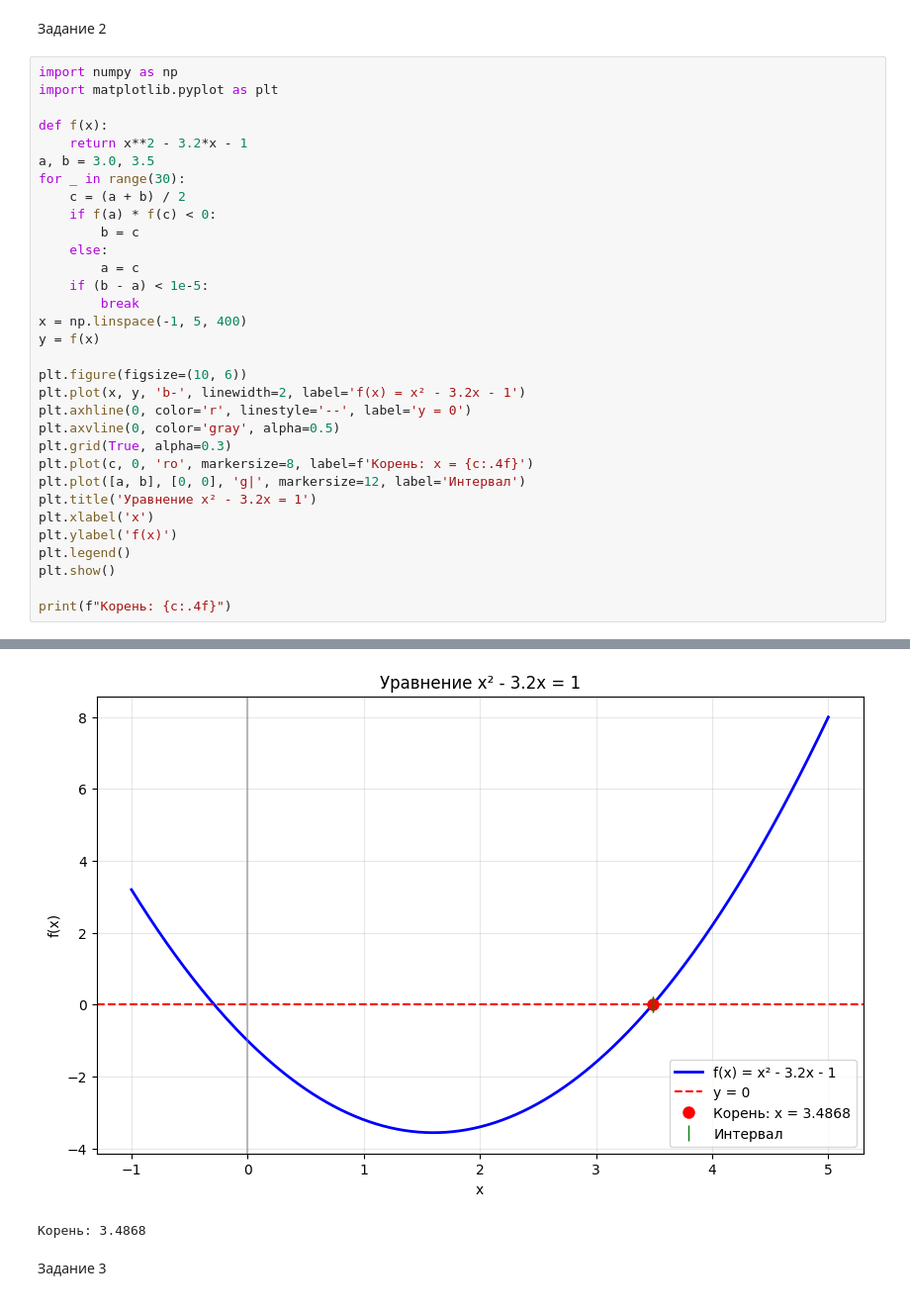
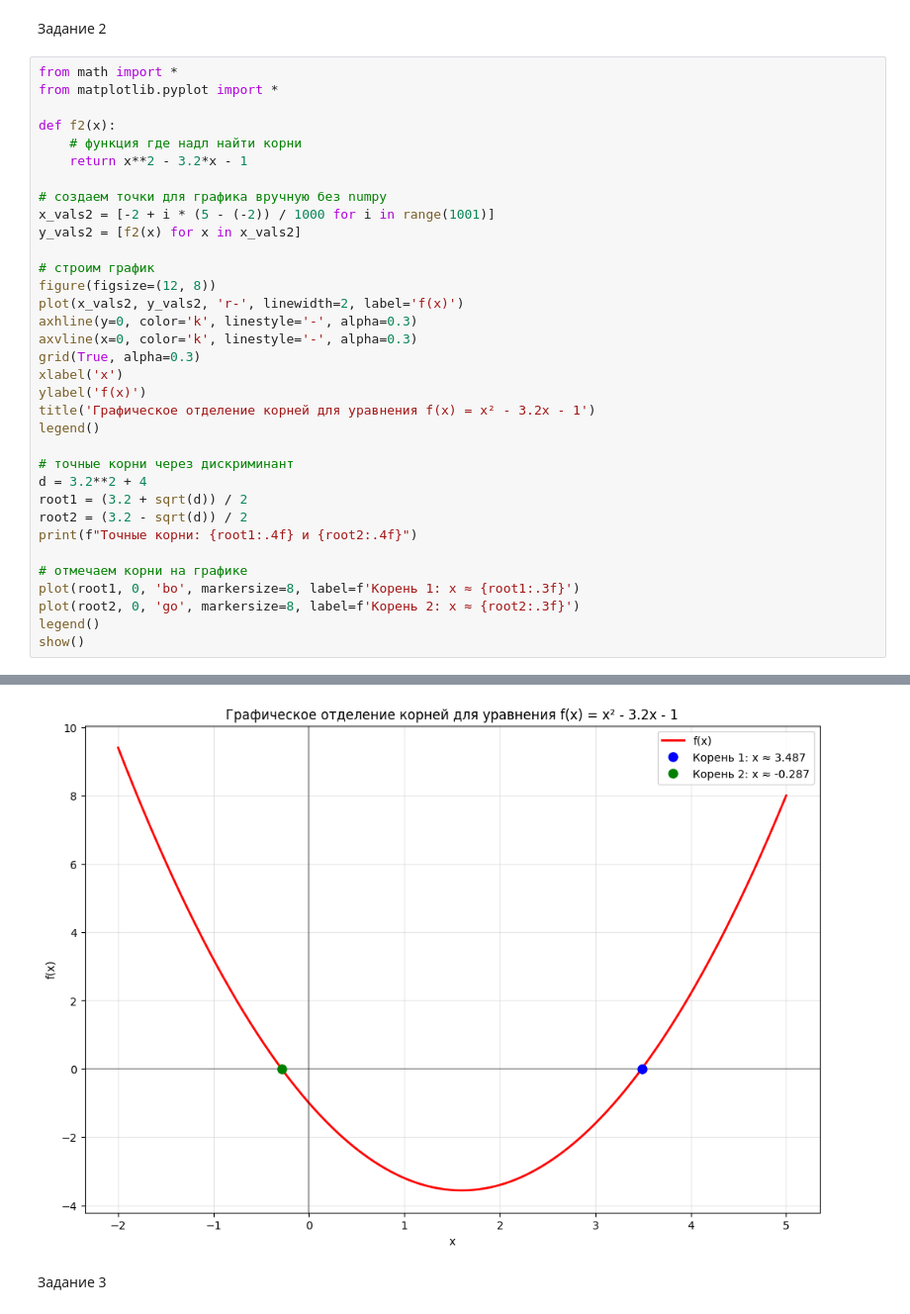
Before and after one commit to ishevskih/domashka_bazyak, a Jupyter notebook: domashka_chm/uchebnik/2,6.ipynb, the cells around one changed output, grey strips where cells are left out. Shown at 99% size. Saved outputs shown, nothing was run; the diff lists cells and outputs as text.

```diff
--- a/domashka_chm/uchebnik/2,6.ipynb
+++ b/domashka_chm/uchebnik/2,6.ipynb
@@ -38,35 +60,37 @@ print(f"Корень: {c:.4f}")
 # %% [markdown]
 Задание 2
 # %%
-import numpy as np
-import matplotlib.pyplot as plt
+from math import *
+from matplotlib.pyplot import *
 
-def f(x):
+def f2(x):
+    # функция где надл найти корни
     return x**2 - 3.2*x - 1
-a, b = 3.0, 3.5
-for _ in range(30):
-    c = (a + b) / 2
-    if f(a) * f(c) < 0:
-        b = c
-    else:
-        a = c
-    if (b - a) < 1e-5:
-        break
-x = np.linspace(-1, 5, 400)
-y = f(x)
 
-plt.figure(figsize=(10, 6))
-plt.plot(x, y, 'b-', linewidth=2, label='f(x) = x² - 3.2x - 1')
-plt.axhline(0, color='r', linestyle='--', label='y = 0')
-plt.axvline(0, color='gray', alpha=0.5)
-plt.grid(True, alpha=0.3)
-plt.plot(c, 0, 'ro', markersize=8, label=f'Корень: x = {c:.4f}')
-plt.plot([a, b], [0, 0], 'g|', markersize=12, label='Интервал')
-plt.title('Уравнение x² - 3.2x = 1')
-plt.xlabel('x')
-plt.ylabel('f(x)')
-plt.legend()
-plt.show()
+# создаем точки для графика вручную без numpy
+x_vals2 = [-2 + i * (5 - (-2)) / 1000 for i in range(1001)]
+y_vals2 = [f2(x) for x in x_vals2]
 
-print(f"Корень: {c:.4f}")
+# строим график
+figure(figsize=(12, 8))
+plot(x_vals2, y_vals2, 'r-', linewidth=2, label='f(x)')
+axhline(y=0, color='k', linestyle='-', alpha=0.3)
+axvline(x=0, color='k', linestyle='-', alpha=0.3)
+grid(True, alpha=0.3)
+xlabel('x')
+ylabel('f(x)')
+title('Графическое отделение корней для уравнения f(x) = x² - 3.2x - 1')
+legend()
+
+# точные корни через дискриминант
+d = 3.2**2 + 4
+root1 = (3.2 + sqrt(d)) / 2
+root2 = (3.2 - sqrt(d)) / 2
+print(f"Точные корни: {root1:.4f} и {root2:.4f}")
+
+# отмечаем корни на графике
+plot(root1, 0, 'bo', markersize=8, label=f'Корень 1: x ≈ {root1:.3f}')
+plot(root2, 0, 'go', markersize=8, label=f'Корень 2: x ≈ {root2:.3f}')
+legend()
+show()
 # %% [output]
@@ -73,5 +98,4 @@ print(f"Корень: {c:.4f}")
-[figure, old version]
+[figure, new version]
-Корень: 3.4868
 # %% [markdown]
 Задание 3
 # %%
```
Also changed, not shown: parts of 3 cells of this notebook, 3 other files.
